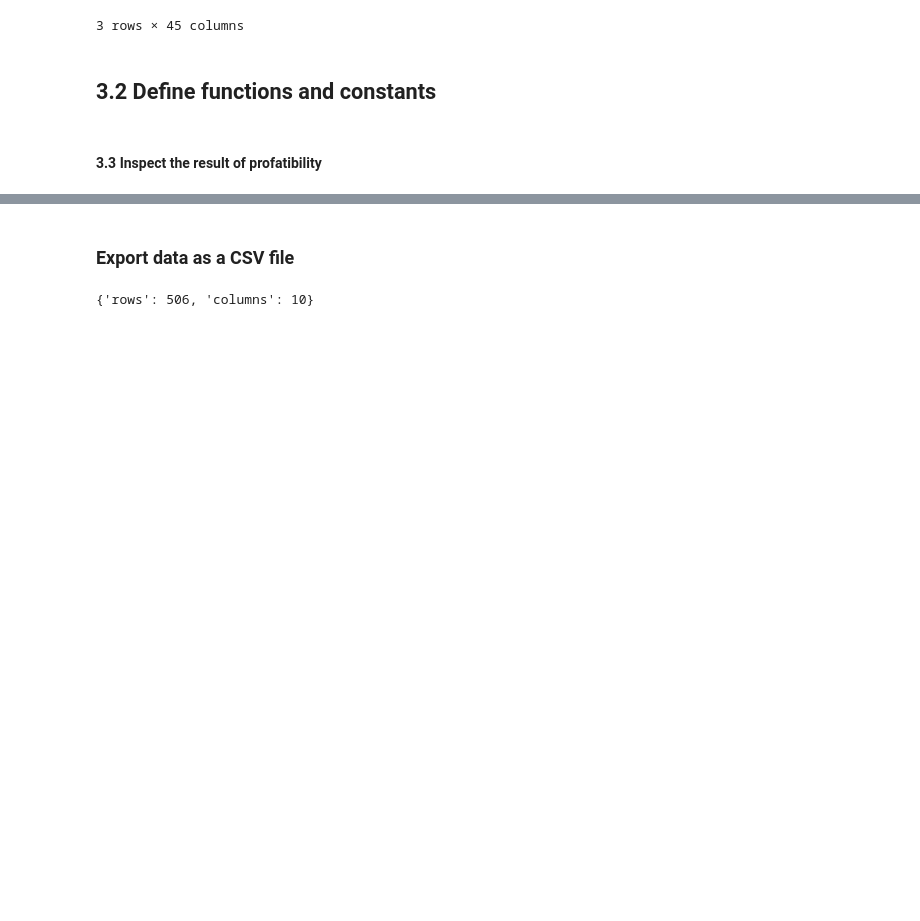
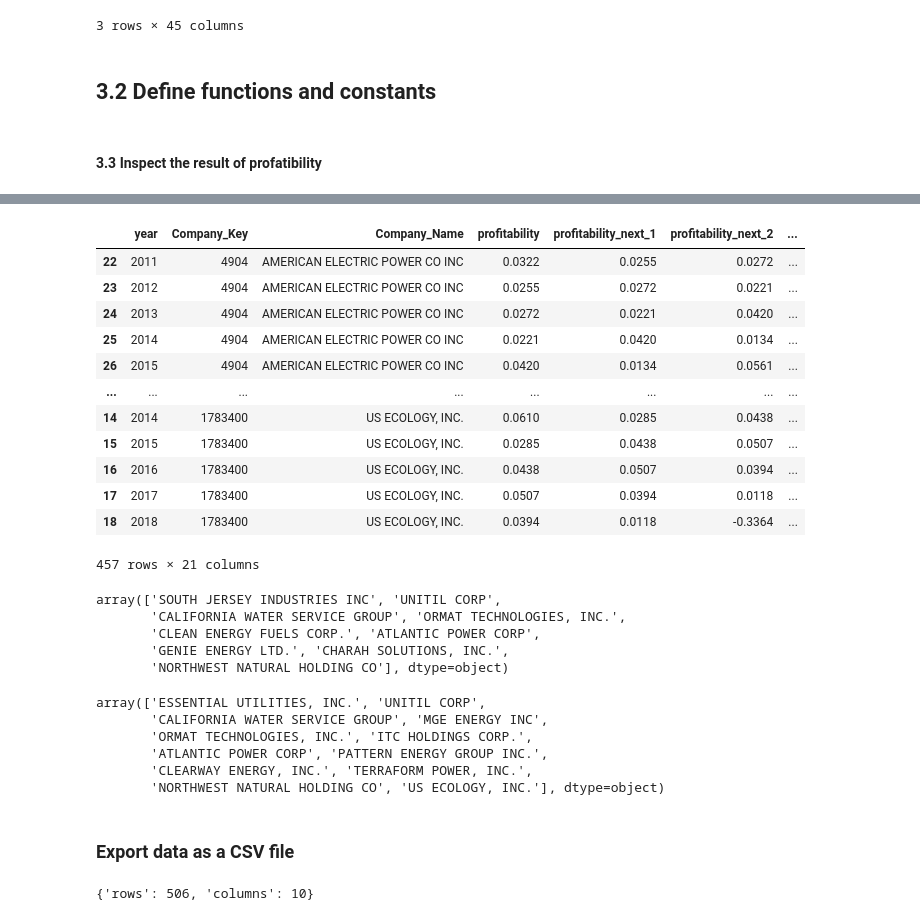
Before and after one commit to chaitanya2593/SPM_G3, a Jupyter notebook: 4_calculate_profitability.ipynb, the cells around one changed output, grey strips where cells are left out. Saved outputs shown, nothing was run; the diff lists cells and outputs as text; code cells hidden in the pictures; blank space fills up the shorter version.

```diff
--- a/4_calculate_profitability.ipynb
+++ b/4_calculate_profitability.ipynb
@@ -350,6 +368,45 @@ def remove_missing_records(df):
 # %%
 # apply the function and inspect the result
 df_profitability = df_profitability.pipe(remove_missing_records)
+# %%
+df_profitability
+# %% [output]
+|  | year | Company_Key | Company_Name | profitability | profitability_next_1 | profitability_next_2 | ... |
+| 22 | 2011 | 4904 | AMERICAN ELECTRIC POWER CO INC | 0.0322 | 0.0255 | 0.0272 | ... |
+| 23 | 2012 | 4904 | AMERICAN ELECTRIC POWER CO INC | 0.0255 | 0.0272 | 0.0221 | ... |
+| 24 | 2013 | 4904 | AMERICAN ELECTRIC POWER CO INC | 0.0272 | 0.0221 | 0.0420 | ... |
+| 25 | 2014 | 4904 | AMERICAN ELECTRIC POWER CO INC | 0.0221 | 0.0420 | 0.0134 | ... |
+| 26 | 2015 | 4904 | AMERICAN ELECTRIC POWER CO INC | 0.0420 | 0.0134 | 0.0561 | ... |
+| ... | ... | ... | ... | ... | ... | ... | ... |
+| 14 | 2014 | 1783400 | US ECOLOGY, INC. | 0.0610 | 0.0285 | 0.0438 | ... |
+| 15 | 2015 | 1783400 | US ECOLOGY, INC. | 0.0285 | 0.0438 | 0.0507 | ... |
+| 16 | 2016 | 1783400 | US ECOLOGY, INC. | 0.0438 | 0.0507 | 0.0394 | ... |
+| 17 | 2017 | 1783400 | US ECOLOGY, INC. | 0.0507 | 0.0394 | 0.0118 | ... |
+| 18 | 2018 | 1783400 | US ECOLOGY, INC. | 0.0394 | 0.0118 | -0.3364 | ... |
+457 rows × 21 columns
+# %%
+filter1 = df_profitability[REVENUE].between(200, 800)
+filter_negetive_profit =  df_profitability[PROFITABILITY] < 0
+filter_positive_profit =  df_profitability[PROFITABILITY] > 0
+
+result_negetive_profit = df_profitability[filter1 & filter_negetive_profit]
+result_negetive_profit[['Company_Name', 'Company_Key', REVENUE, PROFITABILITY]]['Company_Name'].unique()
+# %% [output]
+array(['SOUTH JERSEY INDUSTRIES INC', 'UNITIL CORP',
+       'CALIFORNIA WATER SERVICE GROUP', 'ORMAT TECHNOLOGIES, INC.',
+       'CLEAN ENERGY FUELS CORP.', 'ATLANTIC POWER CORP',
+       'GENIE ENERGY LTD.', 'CHARAH SOLUTIONS, INC.',
+       'NORTHWEST NATURAL HOLDING CO'], dtype=object)
+# %%
+result_positive_profit = df_profitability[filter1 & filter_positive_profit]
+result_positive_profit[['Company_Name', 'Company_Key', REVENUE, PROFITABILITY]]['Company_Name'].unique()
+# %% [output]
+array(['ESSENTIAL UTILITIES, INC.', 'UNITIL CORP',
+       'CALIFORNIA WATER SERVICE GROUP', 'MGE ENERGY INC',
+       'ORMAT TECHNOLOGIES, INC.', 'ITC HOLDINGS CORP.',
+       'ATLANTIC POWER CORP', 'PATTERN ENERGY GROUP INC.',
+       'CLEARWAY ENERGY, INC.', 'TERRAFORM POWER, INC.',
+       'NORTHWEST NATURAL HOLDING CO', 'US ECOLOGY, INC.'], dtype=object)
 # %% [markdown]
 ### Export data as a CSV file
 # %%
```
Also changed, not shown: parts of 4 cells of this notebook, 2 other files.
